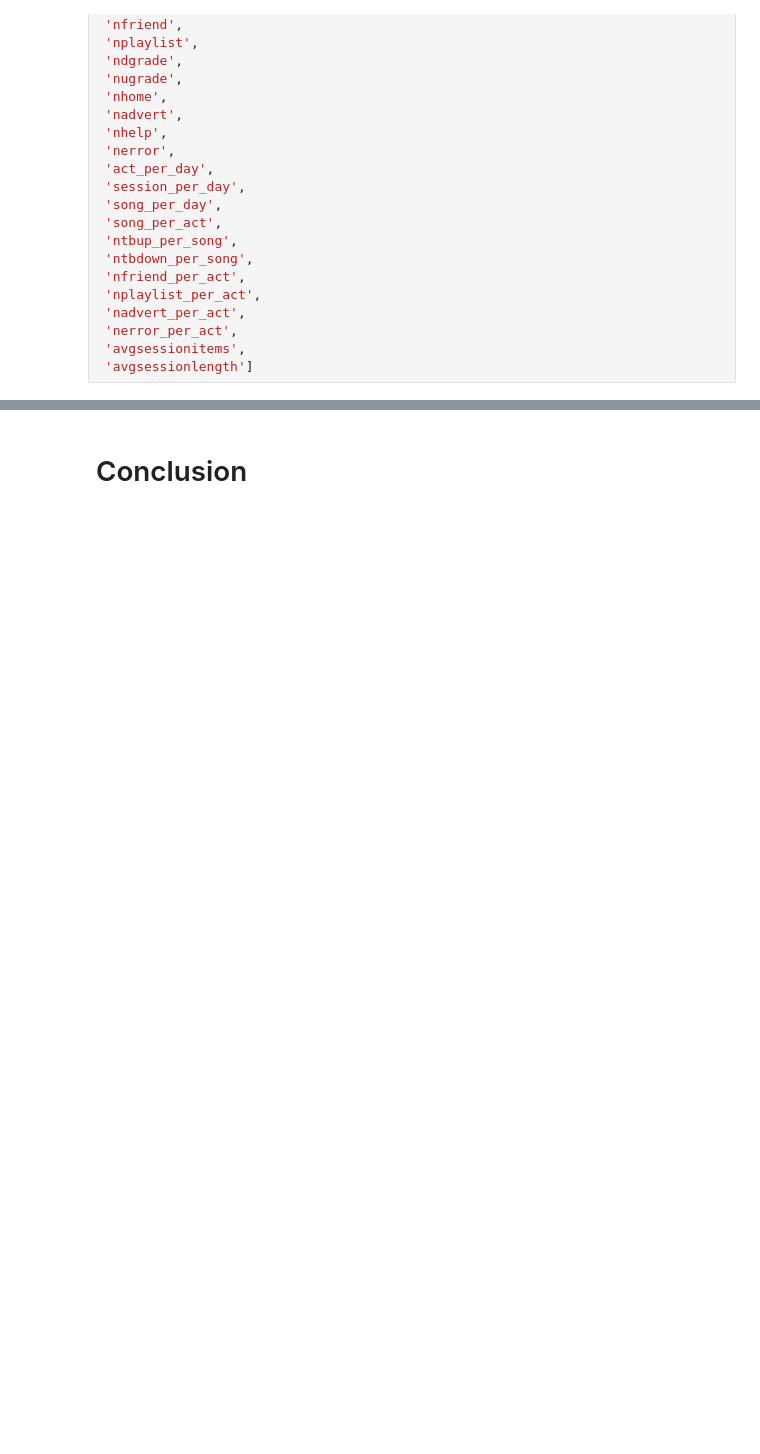
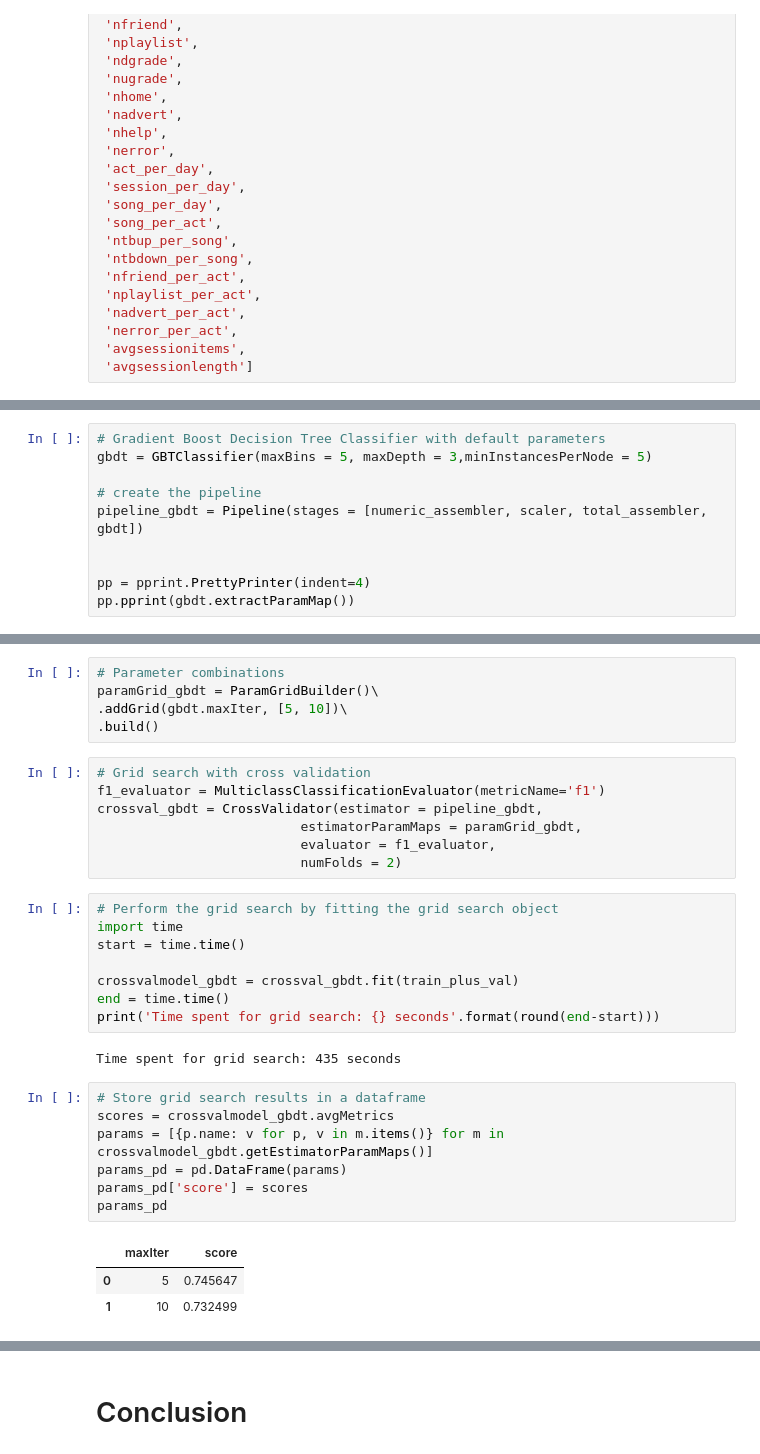
Before and after one commit to zhuzhy1214/sparkify, a Jupyter notebook: Sparkify.ipynb, the cells around one changed output, grey strips where cells are left out. Drawn from its saved outputs; the diff is of its cells as text; blank space fills up the shorter version.

```diff
--- a/Sparkify.ipynb
+++ b/Sparkify.ipynb
@@ -755,0 +892,10 @@ Clean up your code, adding comments and renaming variables to make the code easi
+# %%
+# Gradient Boost Decision Tree Classifier with default parameters
+gbdt = GBTClassifier(maxBins = 5, maxDepth = 3,minInstancesPerNode = 5)
+
+# create the pipeline
+pipeline_gbdt = Pipeline(stages = [numeric_assembler, scaler, total_assembler, gbdt])
+
+
+pp = pprint.PrettyPrinter(indent=4)
+pp.pprint(gbdt.extractParamMap())
@@ -755,0 +919,33 @@ Clean up your code, adding comments and renaming variables to make the code easi
+# %%
+# Parameter combinations
+paramGrid_gbdt = ParamGridBuilder()\
+.addGrid(gbdt.maxIter, [5, 10])\
+.build()
+# %%
+# Grid search with cross validation
+f1_evaluator = MulticlassClassificationEvaluator(metricName='f1')
+crossval_gbdt = CrossValidator(estimator = pipeline_gbdt,
+                          estimatorParamMaps = paramGrid_gbdt,
+                          evaluator = f1_evaluator,
+                          numFolds = 2)
+# %%
+# Perform the grid search by fitting the grid search object
+import time
+start = time.time()
+
+crossvalmodel_gbdt = crossval_gbdt.fit(train_plus_val)
+end = time.time()
+print('Time spent for grid search: {} seconds'.format(round(end-start)))
+# %% [output]
+Time spent for grid search: 435 seconds
+# %%
+# Store grid search results in a dataframe
+scores = crossvalmodel_gbdt.avgMetrics
+params = [{p.name: v for p, v in m.items()} for m in crossvalmodel_gbdt.getEstimatorParamMaps()]
+params_pd = pd.DataFrame(params)
+params_pd['score'] = scores
+params_pd
+# %% [output]
+|  | maxIter | score |
+| 0 | 5 | 0.745647 |
+| 1 | 10 | 0.732499 |
```
Also changed, not shown: parts of 57 cells of this notebook.
